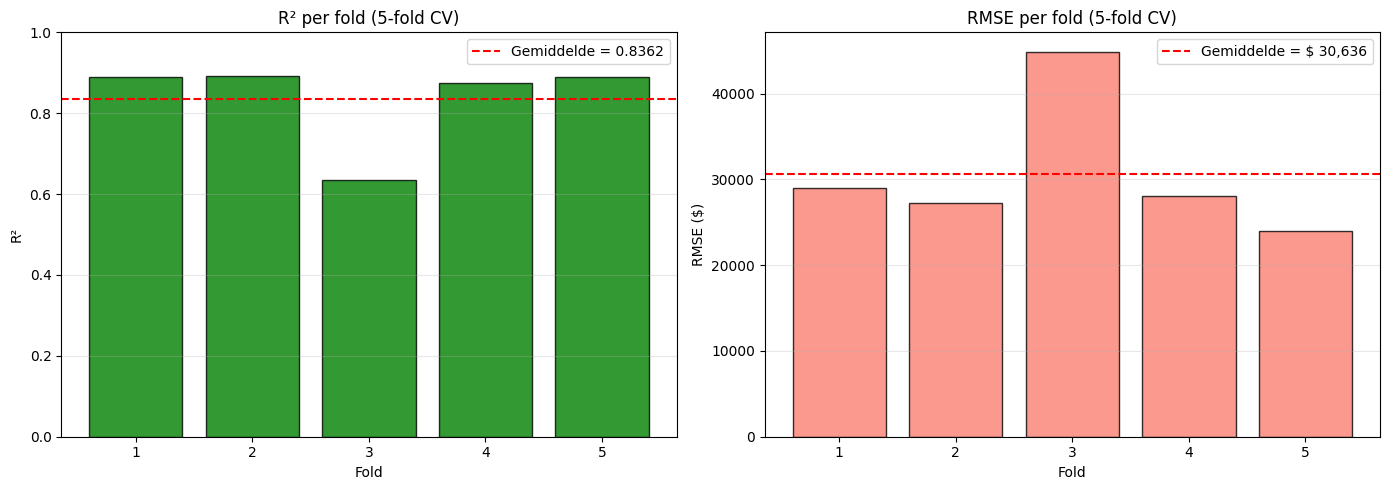
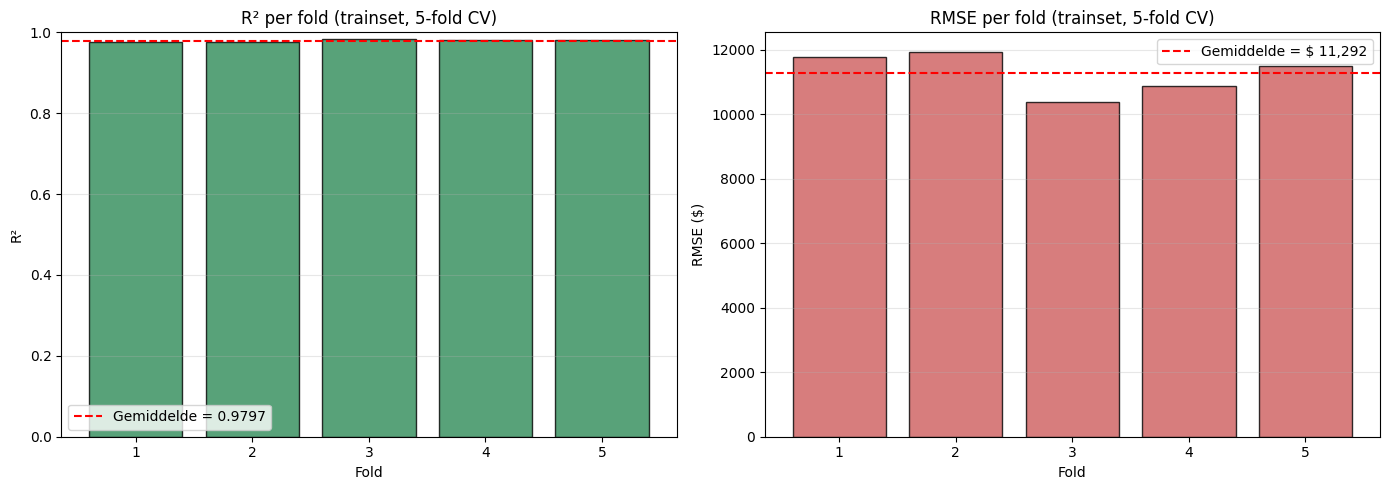
Code edit (unified diff) that turned the first committed figure into the second:
--- before
+++ after
@@ -1,3 +1,3 @@
-### K-Fold Cross-Validation — Random Forest (huizenprijzen)
+### K-Fold Cross-Validation — Random Forest (huizenprijzen) — alleen trainset
 
 import os
@@ -26,35 +26,34 @@
 rf = RandomForestRegressor(n_estimators=100, random_state=42)
 
-# cross_validate met twee metrieken tegelijk.
-# 'neg_root_mean_squared_error' is negatief (sklearn-conventie: hoger = beter),
-# dus we draaien het teken om naar een positieve RMSE.
+# cross_validate met twee metrieken; we tonen hieronder alleen de TRAIN-scores
 cv_resultaten = cross_validate(
     rf, X, y,
     cv=kf,
     scoring=['r2', 'neg_root_mean_squared_error'],
-    return_train_score=False
+    return_train_score=True
 )
 
-r2_scores   = cv_resultaten['test_r2']
-rmse_scores = -cv_resultaten['test_neg_root_mean_squared_error']
+# Alleen de train-scores (op de data waarop het model getraind is)
+r2_train_scores   = cv_resultaten['train_r2']
+rmse_train_scores = -cv_resultaten['train_neg_root_mean_squared_error']
 
-print('Resultaten per fold:')
-for i, (r2_f, rmse_f) in enumerate(zip(r2_scores, rmse_scores), start=1):
+print('Resultaten per fold (trainset):')
+for i, (r2_f, rmse_f) in enumerate(zip(r2_train_scores, rmse_train_scores), start=1):
     print(f'  Fold {i}:  R² = {r2_f:.4f}   RMSE = $ {rmse_f:,.0f}')
 
-print('\nGemiddelde over 5 folds:')
-print(f'  R²   = {r2_scores.mean():.4f}  (± {r2_scores.std():.4f})')
-print(f'  RMSE = $ {rmse_scores.mean():,.0f}  (± $ {rmse_scores.std():,.0f})')
+print('\nGemiddelde over 5 folds (trainset):')
+print(f'  R²   = {r2_train_scores.mean():.4f}  (± {r2_train_scores.std():.4f})')
+print(f'  RMSE = $ {rmse_train_scores.mean():,.0f}  (± $ {rmse_train_scores.std():,.0f})')
 
-# Visualisatie: R² en RMSE per fold
+# Visualisatie: R² en RMSE per fold — alleen trainset
 fig, axes = plt.subplots(1, 2, figsize=(14, 5))
-folds = np.arange(1, len(r2_scores) + 1)
+folds = np.arange(1, len(r2_train_scores) + 1)
 
-axes[0].bar(folds, r2_scores, color='green', edgecolor='black', alpha=0.8)
-axes[0].axhline(r2_scores.mean(), color='red', linestyle='--',
-                label=f'Gemiddelde = {r2_scores.mean():.4f}')
+axes[0].bar(folds, r2_train_scores, color='seagreen', edgecolor='black', alpha=0.8)
+axes[0].axhline(r2_train_scores.mean(), color='red', linestyle='--',
+                label=f'Gemiddelde = {r2_train_scores.mean():.4f}')
 axes[0].set_xlabel('Fold')
 axes[0].set_ylabel('R²')
-axes[0].set_title('R² per fold (5-fold CV)')
+axes[0].set_title('R² per fold (trainset, 5-fold CV)')
 axes[0].set_ylim(0, 1)
 axes[0].set_xticks(folds)
@@ -62,10 +61,10 @@
 axes[0].grid(True, alpha=0.3, axis='y')
 
-axes[1].bar(folds, rmse_scores, color='salmon', edgecolor='black', alpha=0.8)
-axes[1].axhline(rmse_scores.mean(), color='red', linestyle='--',
-                label=f'Gemiddelde = $ {rmse_scores.mean():,.0f}')
+axes[1].bar(folds, rmse_train_scores, color='indianred', edgecolor='black', alpha=0.8)
+axes[1].axhline(rmse_train_scores.mean(), color='red', linestyle='--',
+                label=f'Gemiddelde = $ {rmse_train_scores.mean():,.0f}')
 axes[1].set_xlabel('Fold')
 axes[1].set_ylabel('RMSE ($)')
-axes[1].set_title('RMSE per fold (5-fold CV)')
+axes[1].set_title('RMSE per fold (trainset, 5-fold CV)')
 axes[1].set_xticks(folds)
 axes[1].legend()

Commit: K-Cross